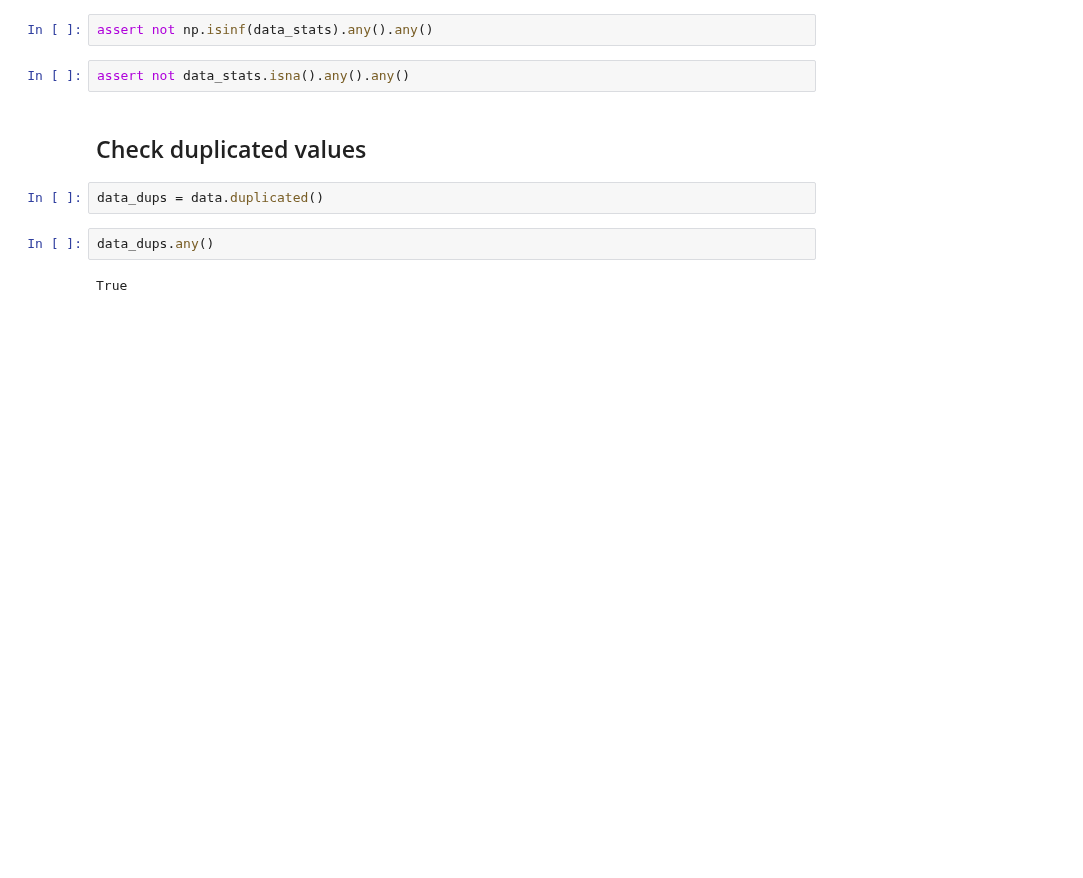
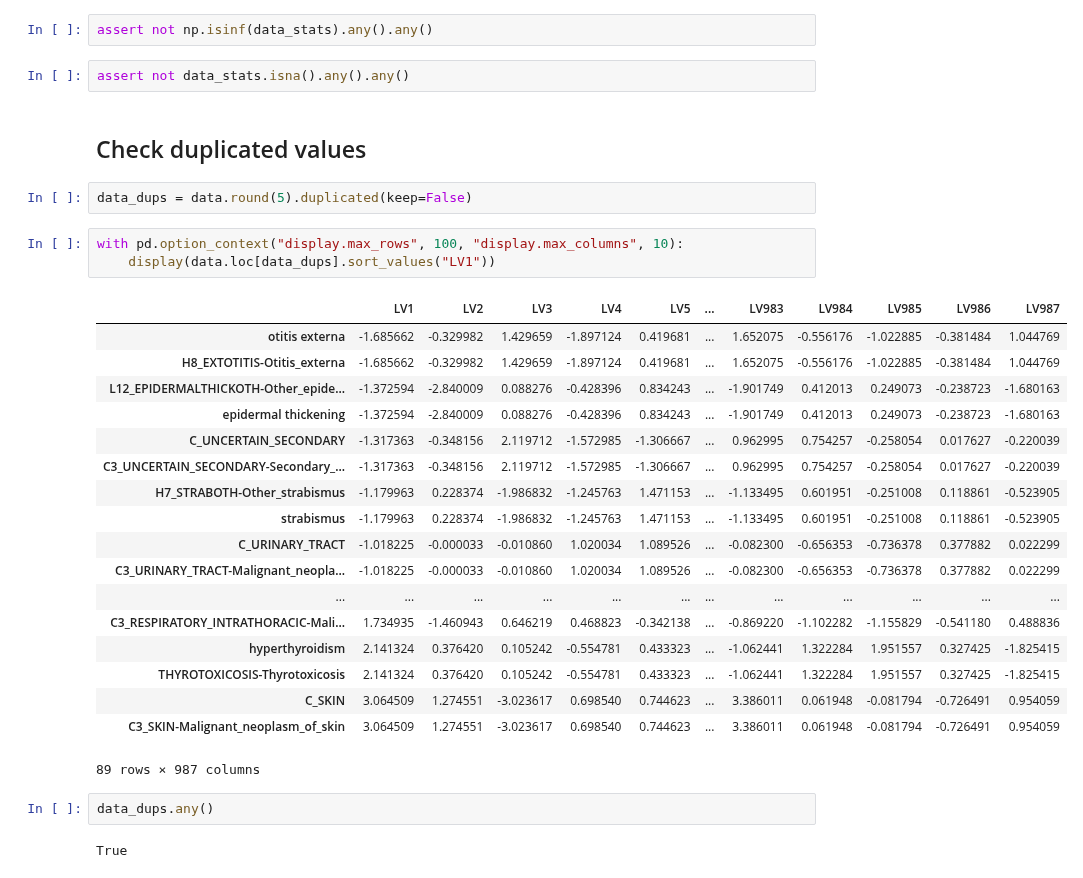
Before and after one commit to greenelab/phenoplier, a Jupyter notebook: nbs/15_cluster_analysis/pre_analysis/01_00-data_stats.ipynb, the cells around one changed output. Drawn from its saved outputs; the diff is of its cells as text; blank space fills up the shorter version.

```diff
--- a/nbs/15_cluster_analysis/pre_analysis/01_00-data_stats.ipynb
+++ b/nbs/15_cluster_analysis/pre_analysis/01_00-data_stats.ipynb
@@ -111,7 +104,29 @@ assert not data_stats.isna().any().any()
 # %% [markdown]
 ## Check duplicated values
 # %%
-data_dups = data.duplicated()
+data_dups = data.round(5).duplicated(keep=False)
+# %%
+with pd.option_context("display.max_rows", 100, "display.max_columns", 10):
+    display(data.loc[data_dups].sort_values("LV1"))
+# %% [output]
+|  | LV1 | LV2 | LV3 | LV4 | LV5 | ... | LV983 | LV984 | LV985 | LV986 | LV987 |
+| otitis externa | -1.685662 | -0.329982 | 1.429659 | -1.897124 | 0.419681 | ... | 1.652075 | -0.556176 | -1.022885 | -0.381484 | 1.044769 |
+| H8_EXTOTITIS-Otitis_externa | -1.685662 | -0.329982 | 1.429659 | -1.897124 | 0.419681 | ... | 1.652075 | -0.556176 | -1.022885 | -0.381484 | 1.044769 |
+| L12_EPIDERMALTHICKOTH-Other_epide... | -1.372594 | -2.840009 | 0.088276 | -0.428396 | 0.834243 | ... | -1.901749 | 0.412013 | 0.249073 | -0.238723 | -1.680163 |
+| epidermal thickening | -1.372594 | -2.840009 | 0.088276 | -0.428396 | 0.834243 | ... | -1.901749 | 0.412013 | 0.249073 | -0.238723 | -1.680163 |
+| C_UNCERTAIN_SECONDARY | -1.317363 | -0.348156 | 2.119712 | -1.572985 | -1.306667 | ... | 0.962995 | 0.754257 | -0.258054 | 0.017627 | -0.220039 |
+| C3_UNCERTAIN_SECONDARY-Secondary_... | -1.317363 | -0.348156 | 2.119712 | -1.572985 | -1.306667 | ... | 0.962995 | 0.754257 | -0.258054 | 0.017627 | -0.220039 |
+| H7_STRABOTH-Other_strabismus | -1.179963 | 0.228374 | -1.986832 | -1.245763 | 1.471153 | ... | -1.133495 | 0.601951 | -0.251008 | 0.118861 | -0.523905 |
+| strabismus | -1.179963 | 0.228374 | -1.986832 | -1.245763 | 1.471153 | ... | -1.133495 | 0.601951 | -0.251008 | 0.118861 | -0.523905 |
+| C_URINARY_TRACT | -1.018225 | -0.000033 | -0.010860 | 1.020034 | 1.089526 | ... | -0.082300 | -0.656353 | -0.736378 | 0.377882 | 0.022299 |
+| C3_URINARY_TRACT-Malignant_neopla... | -1.018225 | -0.000033 | -0.010860 | 1.020034 | 1.089526 | ... | -0.082300 | -0.656353 | -0.736378 | 0.377882 | 0.022299 |
+| ... | ... | ... | ... | ... | ... | ... | ... | ... | ... | ... | ... |
+| C3_RESPIRATORY_INTRATHORACIC-Mali... | 1.734935 | -1.460943 | 0.646219 | 0.468823 | -0.342138 | ... | -0.869220 | -1.102282 | -1.155829 | -0.541180 | 0.488836 |
+| hyperthyroidism | 2.141324 | 0.376420 | 0.105242 | -0.554781 | 0.433323 | ... | -1.062441 | 1.322284 | 1.951557 | 0.327425 | -1.825415 |
+| THYROTOXICOSIS-Thyrotoxicosis | 2.141324 | 0.376420 | 0.105242 | -0.554781 | 0.433323 | ... | -1.062441 | 1.322284 | 1.951557 | 0.327425 | -1.825415 |
+| C_SKIN | 3.064509 | 1.274551 | -3.023617 | 0.698540 | 0.744623 | ... | 3.386011 | 0.061948 | -0.081794 | -0.726491 | 0.954059 |
+| C3_SKIN-Malignant_neoplasm_of_skin | 3.064509 | 1.274551 | -3.023617 | 0.698540 | 0.744623 | ... | 3.386011 | 0.061948 | -0.081794 | -0.726491 | 0.954059 |
+89 rows × 987 columns
 # %%
 data_dups.any()
 # %% [output]
```
Also changed, not shown: parts of 27 cells of this notebook, 1 other file.
